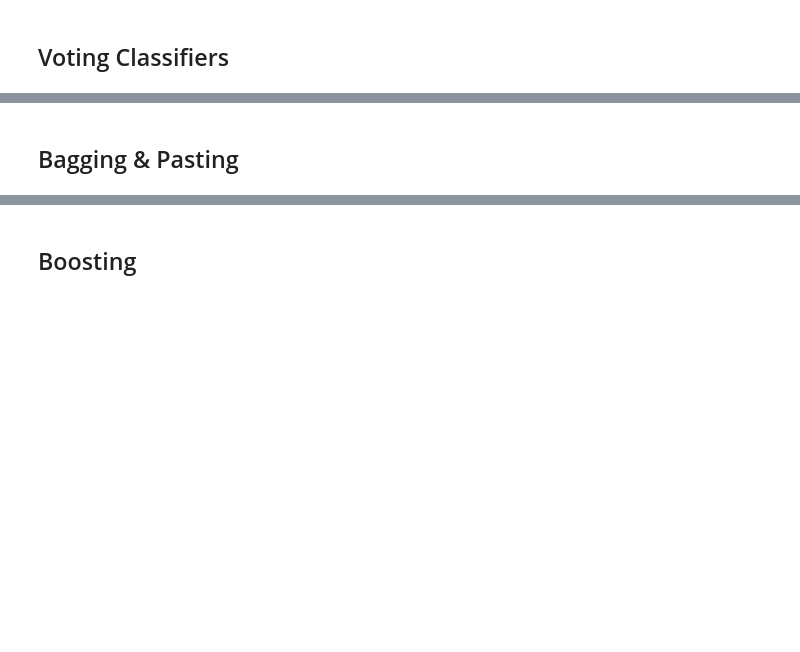
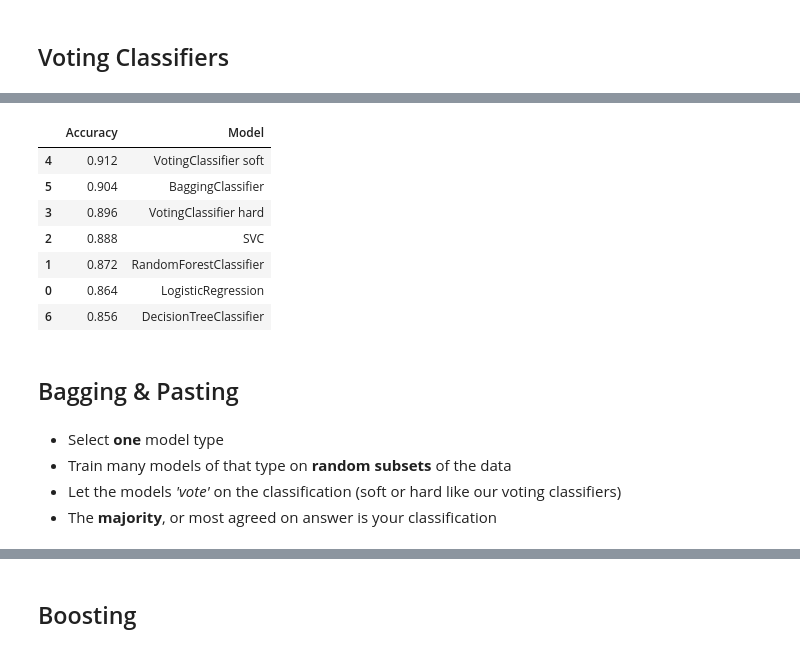
Before and after one commit to BKDuncan/Data-Science, a Jupyter notebook: machine-learning-fundamentals/Chapter 7 - Ensemble Learning & Random Forests.ipynb, the cells around one changed output, grey strips where cells are left out. Drawn from its saved outputs; the diff is of its cells as text; code cells hidden in the pictures; blank space fills up the shorter version.

```diff
--- a/machine-learning-fundamentals/Chapter 7 - Ensemble Learning & Random Forests.ipynb
+++ b/machine-learning-fundamentals/Chapter 7 - Ensemble Learning & Random Forests.ipynb
@@ -36,7 +60,7 @@ from sklearn.svm import SVC
 # %%
 # Three Individual Classification Models
-logistic_classifier = LogisticRegression()
-random_forest_classifier = RandomForestClassifier()
-support_vector_classifier = SVC()
+logistic_classifier = LogisticRegression(solver="liblinear", random_state=42)
+random_forest_classifier = RandomForestClassifier(n_estimators=10, random_state=42)
+support_vector_classifier = SVC(gamma="auto", random_state=42, probability=True)
 # %%
 # One Voting Classifier to Aggregate Them
@@ -58,2 +129,18 @@ voting_classifier = VotingClassifier(
+# %%
+voting_results.sort_values(by='Accuracy', ascending=False)
+# %% [output]
+|  | Accuracy | Model |
+| 4 | 0.912 | VotingClassifier soft |
+| 5 | 0.904 | BaggingClassifier |
+| 3 | 0.896 | VotingClassifier hard |
+| 2 | 0.888 | SVC |
+| 1 | 0.872 | RandomForestClassifier |
+| 0 | 0.864 | LogisticRegression |
+| 6 | 0.856 | DecisionTreeClassifier |
 # %% [markdown]
 ## Bagging & Pasting
+# %% [markdown]
+- Select **one** model type
+- Train many models of that type on **random subsets** of the data
+- Let the models *'vote'* on the classification (soft or hard like our voting classifiers)
+- The **majority**, or most agreed on answer is your classification
```
Also changed, not shown: parts of 22 cells of this notebook.
